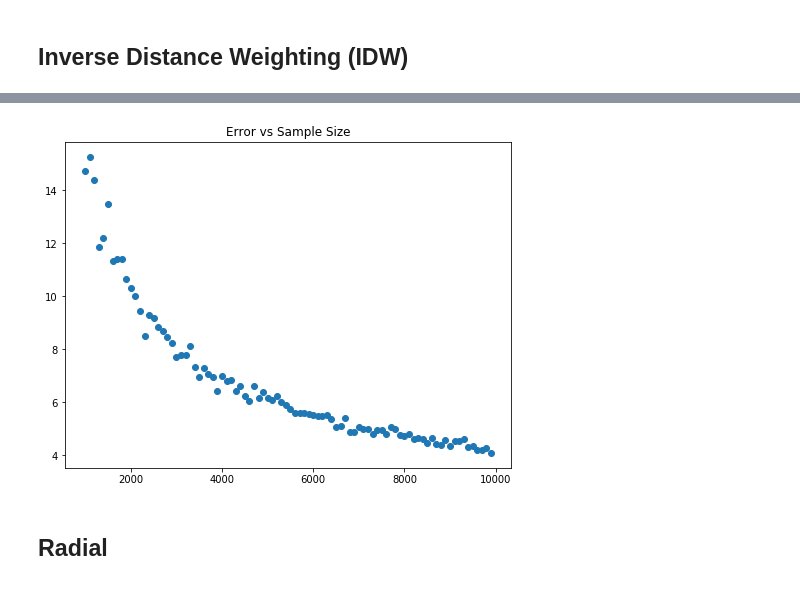
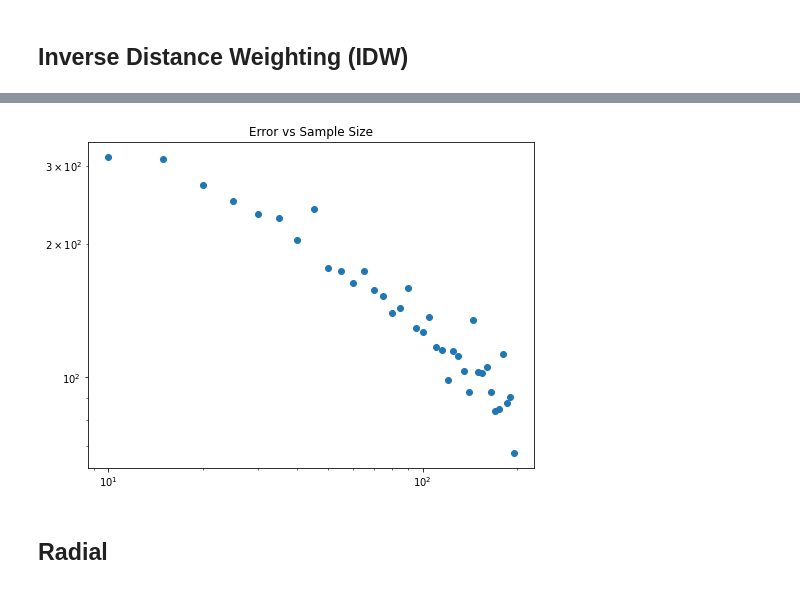
Before and after one commit to nlumiere/Interpolation-Techniques, a Jupyter notebook: Presentation.ipynb, the cells around one changed output, grey strips where cells are left out. Saved outputs shown, nothing was run; the diff lists cells and outputs as text; code cells hidden in the pictures.

```diff
--- a/Presentation.ipynb
+++ b/Presentation.ipynb
@@ -200,26 +187,28 @@ def run_IDW(n):
     sample_y = y[np.random.choice(len(y), size=n, replace=False)]
     sample_z = f(sample_x, sample_y)
     pos = np.vstack((sample_x, sample_y)).T
-    f_predict = idw(pos, sample_z)
-    inputx = np.linspace(-3, 3, 500)
-    inputy = np.linspace(-3, 3, 500)
+    inputx = np.linspace(-3, 3, 1000)
+    inputy = np.linspace(-3, 3, 1000)
     X1, Y1 = np.meshgrid(inputx, inputy)
     Z1 = []
+    t0 = time.time()
+    f_predict = idw(pos, sample_z)
     for i in range(len(X1)):
         xrow = X1[i]
         yrow = Y1[i]
         row_grid = np.vstack((xrow, yrow)).T
         z_row = f_predict(row_grid)
         Z1.append(z_row)
-    return Z1
+    t1 = time.time()
+    return Z1, t1-t0
 
 def calculate_err(Z_predict):
     return np.linalg.norm(np.abs(np.subtract(Z, Z_predict)))
 # %%
-inputx = np.linspace(-3, 3, 500)
-inputy = np.linspace(-3, 3, 500)
+inputx = np.linspace(-3, 3, 1000)
+inputy = np.linspace(-3, 3, 1000)
 X1, Y1 = np.meshgrid(inputx, inputy)
-Z_predict = run_IDW(100)
+Z_predict, _ = run_IDW(100)
 err = calculate_err(Z_predict)
 plt.figure(figsize=(6,6))
 plt.pcolormesh(X1, Y1, Z_predict, shading='auto')
@@ -232,11 +221,14 @@ x = np.linspace(-3, 3, 50000)
 y = np.linspace(-3, 3, 50000)
 sample_sizes = [100, 1000, 5000, 10000, 30000, 50000]
 errors = []
+times = []
 for size in sample_sizes:
-    Z_predict = run_IDW(size)
+    Z_predict, _ = run_IDW(size)
     errors.append(calculate_err(Z_predict))
 plt.figure(figsize=(8,6))
 plt.scatter(sample_sizes, errors)
 plt.title('Error vs Sample Size')
+plt.xscale('log')
+plt.yscale('log')
 plt.show()
 # %% [output]
@@ -244,17 +236,21 @@ plt.show()
 # %%
 x = np.linspace(-3, 3, 50000)
 y = np.linspace(-3, 3, 50000)
-sample_sizes = np.arange(1000, 10000, 100)
-errors2 = []
+sample_sizes = np.arange(10, 200, 5)
+IDW_errors = []
+IDW_times = []
 for size in sample_sizes:
-    Z_predict = run_IDW(size)
-    errors2.append(calculate_err(Z_predict))
+    Z_predict, t = run_IDW(size)
+    IDW_errors.append(calculate_err(Z_predict))
+    IDW_times.append(t)
 plt.figure(figsize=(8,6))
-plt.scatter(sample_sizes, errors2)
+plt.scatter(sample_sizes, IDW_errors)
 plt.title('Error vs Sample Size')
+plt.xscale('log')
+plt.yscale('log')
 plt.show()
 # %% [output]
-[figure, old version]
+[figure, new version]
 # %% [markdown]
 ## Radial
 # %%
```
Also changed, not shown: parts of 18 cells of this notebook.
